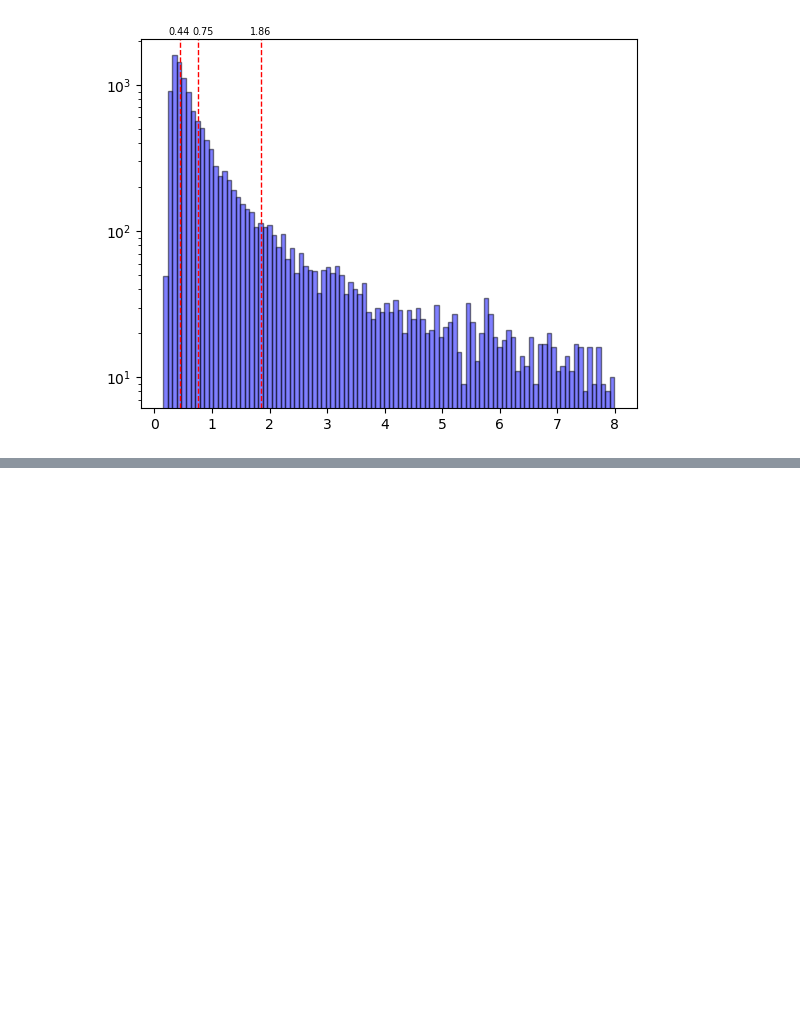
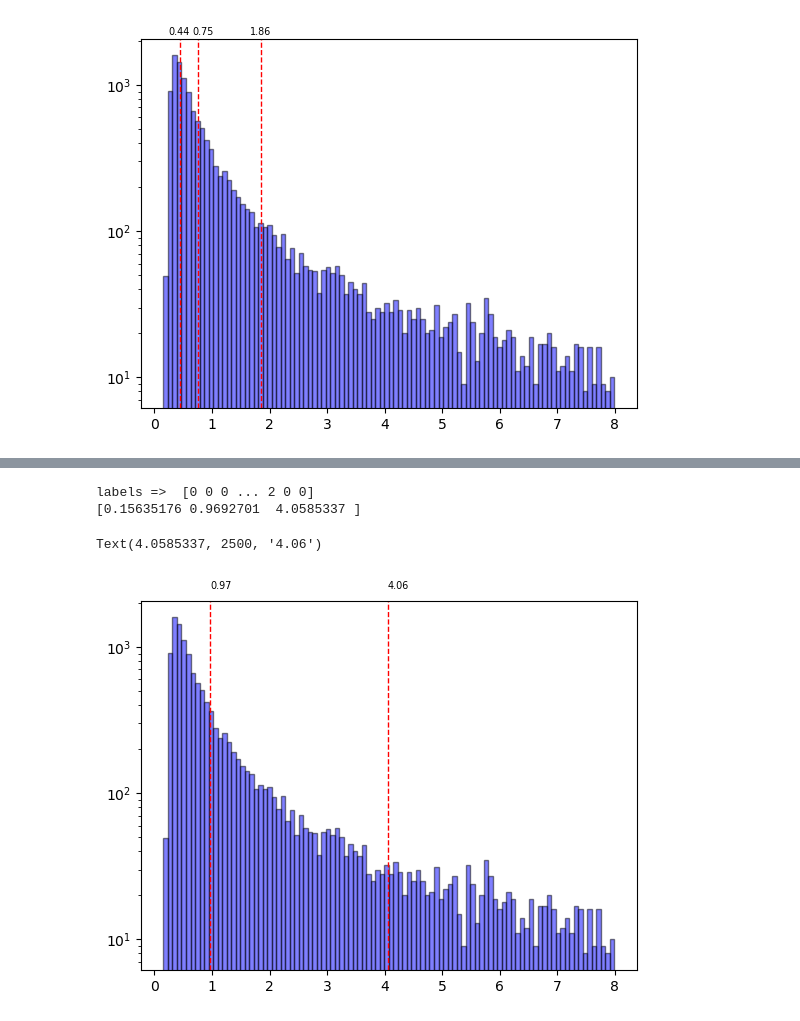
Before and after one commit to dev-jotape/predict_poverty_br, a Jupyter notebook: preprocessing/visualization.ipynb, the cells around one changed output, grey strips where cells are left out. Saved outputs shown, nothing was run; the diff lists cells and outputs as text; code cells hidden in the pictures; blank space fills up the shorter version.

```diff
--- a/preprocessing/visualization.ipynb
+++ b/preprocessing/visualization.ipynb
@@ -85,0 +74,32 @@ df[(df['radiance'] < 99999) & (df['radiance'] > gmm3)]
+# %%
+gmm = GaussianMixture(n_components=3)  # n_components define o número de clusters
+radiance = np.array(df['radiance']).reshape(-1, 1)
+# ajustando o modelo aos dados
+gmm.fit(radiance)
+
+# prevendo as classes para cada ponto de dados
+labels = gmm.predict(radiance)
+print('labels => ', labels)
+# separando o array em diferentes clusters
+cluster1 = df[labels == 0]
+cluster2 = df[labels == 1]
+cluster3 = df[labels == 2]
+
+arr = [cluster1.sort_values(by='radiance').iloc[0]['radiance'], cluster2.sort_values(by='radiance').iloc[0]['radiance'], cluster3.sort_values(by='radiance').iloc[0]['radiance']]
+arr = np.sort(arr)
+
+print(arr)
+
+num_bins = 100
+plt.hist(filtered['radiance'], bins=num_bins, alpha=0.5, color='b', edgecolor='black')
+plt.yscale('log')
+plt.axvline(arr[1], color='r', linestyle='dashed', linewidth=1)
+plt.axvline(arr[2], color='r', linestyle='dashed', linewidth=1)
+
+plt.text(arr[1], 2500, "{:.2f}".format(arr[1]), fontsize='x-small')
+plt.text(arr[2], 2500, "{:.2f}".format(arr[2]), fontsize='x-small')
+# %% [output]
+labels =>  [0 0 0 ... 2 0 0]
+[0.15635176 0.9692701  4.0585337 ]
+Text(4.0585337, 2500, '4.06')
+[figure, added]
```
Also changed, not shown: parts of 5 cells of this notebook, 6 other files.
